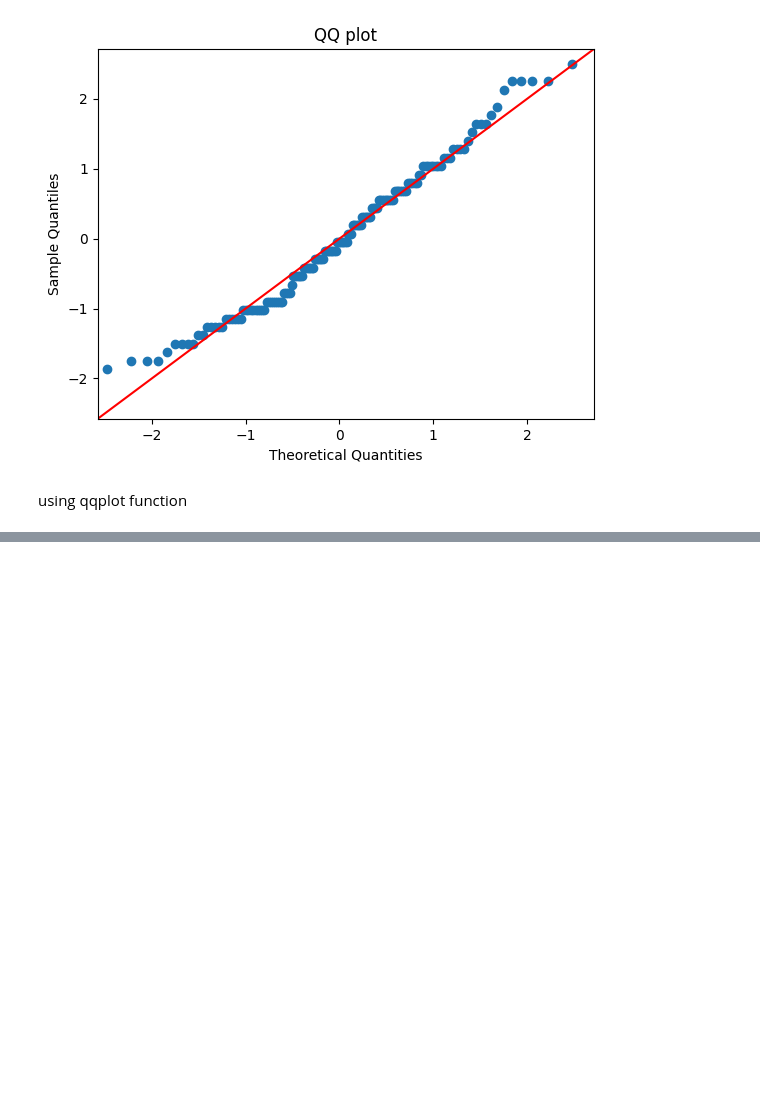
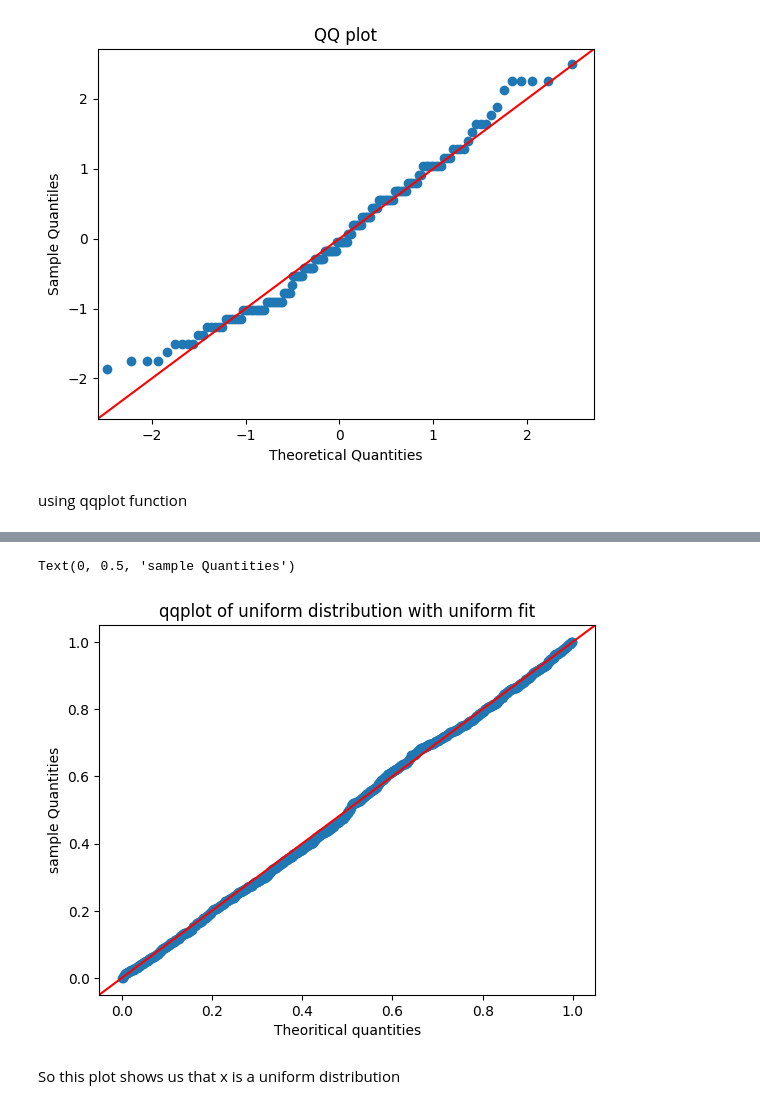
Before and after one commit to meetsudra11/mathismust, a Jupyter notebook: QQplot.ipynb, the cells around one changed output, grey strips where cells are left out. Saved outputs shown, nothing was run; the diff lists cells and outputs as text; code cells hidden in the pictures; blank space fills up the shorter version.

```diff
--- a/QQplot.ipynb
+++ b/QQplot.ipynb
@@ -82,0 +96,21 @@ using qqplot function
+# %%
+# fit a uniform distribution  to the data
+import scipy.stats as stats
+import statsmodels.api as sm
+
+params = stats.uniform.fit(x) # creating a theoritcal uniform distributed data so that we can compare it with the x data
+dist = stats.uniform(loc=params[0],scale=params[1])
+# %%
+# create a qq plot of the data using the uniform distribution
+fig = sm.qqplot(x, dist=dist, line='45')
+# we used dist which is a parameter for uniform built externally
+
+# whereas in the case of normal distribution we need not to specify it
+plt.title('qqplot of uniform distribution with uniform fit')
+plt.xlabel('Theoritical quantities')
+plt.ylabel('sample Quantities')
+# %% [output]
+Text(0, 0.5, 'sample Quantities')
+[figure, added]
+# %% [markdown]
+So this plot shows us that x is a uniform distribution
```
Also changed, not shown: parts of 2 cells of this notebook.
